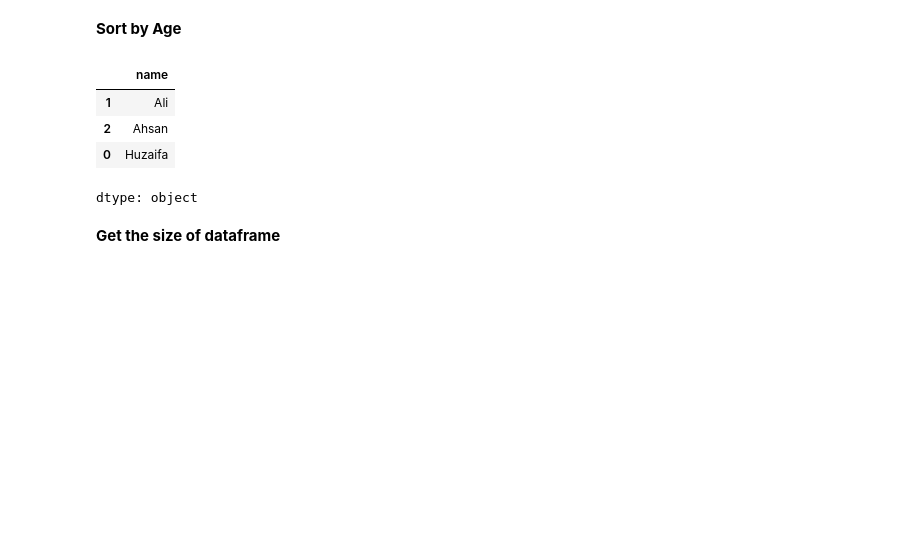
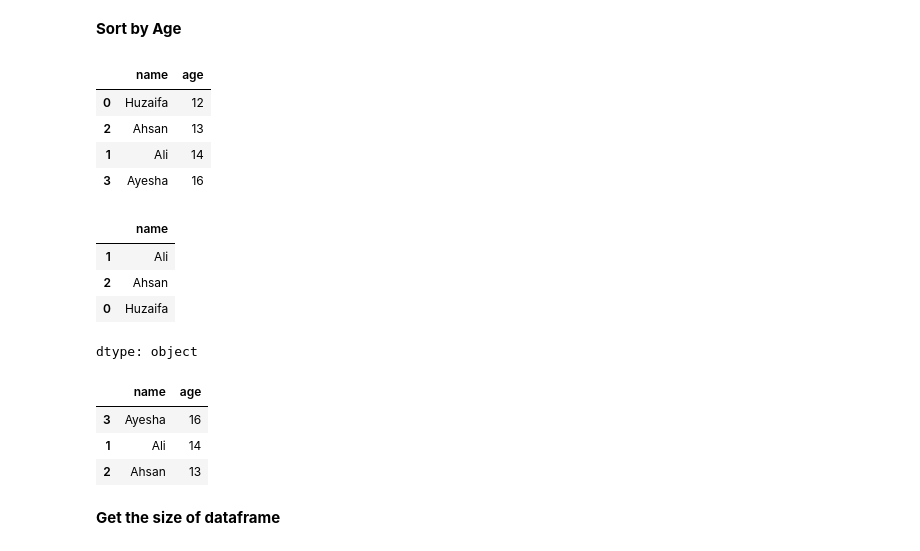
Before and after one commit to AyeshaMalikAyesha/DataEngineering, a Jupyter notebook: Pandas.ipynb, the cells around one changed output. Drawn from its saved outputs; the diff is of its cells as text; code cells hidden in the pictures; blank space fills up the shorter version.

```diff
--- a/Pandas.ipynb
+++ b/Pandas.ipynb
@@ -149,6 +149,14 @@ df
 | 3 | Ayesha | 16 |
 # %% [markdown]
 **Sort by Age**
+# %%
+df.sort_values(by=['age'])
+# %% [output]
+|  | name | age |
+| 0 | Huzaifa | 12 |
+| 2 | Ahsan | 13 |
+| 1 | Ali | 14 |
+| 3 | Ayesha | 16 |
 # %%
 df[df['age']<15].sort_values(by=['age'],ascending=False)['name']
 # %% [output]
@@ -157,6 +165,13 @@ df[df['age']<15].sort_values(by=['age'],ascending=False)['name']
 | 2 | Ahsan |
 | 0 | Huzaifa |
 dtype: object
+# %%
+df.loc[df.age>12].sort_values(by='age',ascending=False)
+# %% [output]
+|  | name | age |
+| 3 | Ayesha | 16 |
+| 1 | Ali | 14 |
+| 2 | Ahsan | 13 |
 # %% [markdown]
 **Get the size of dataframe**
 # %%
```
Also changed, not shown: parts of 12 cells of this notebook.
